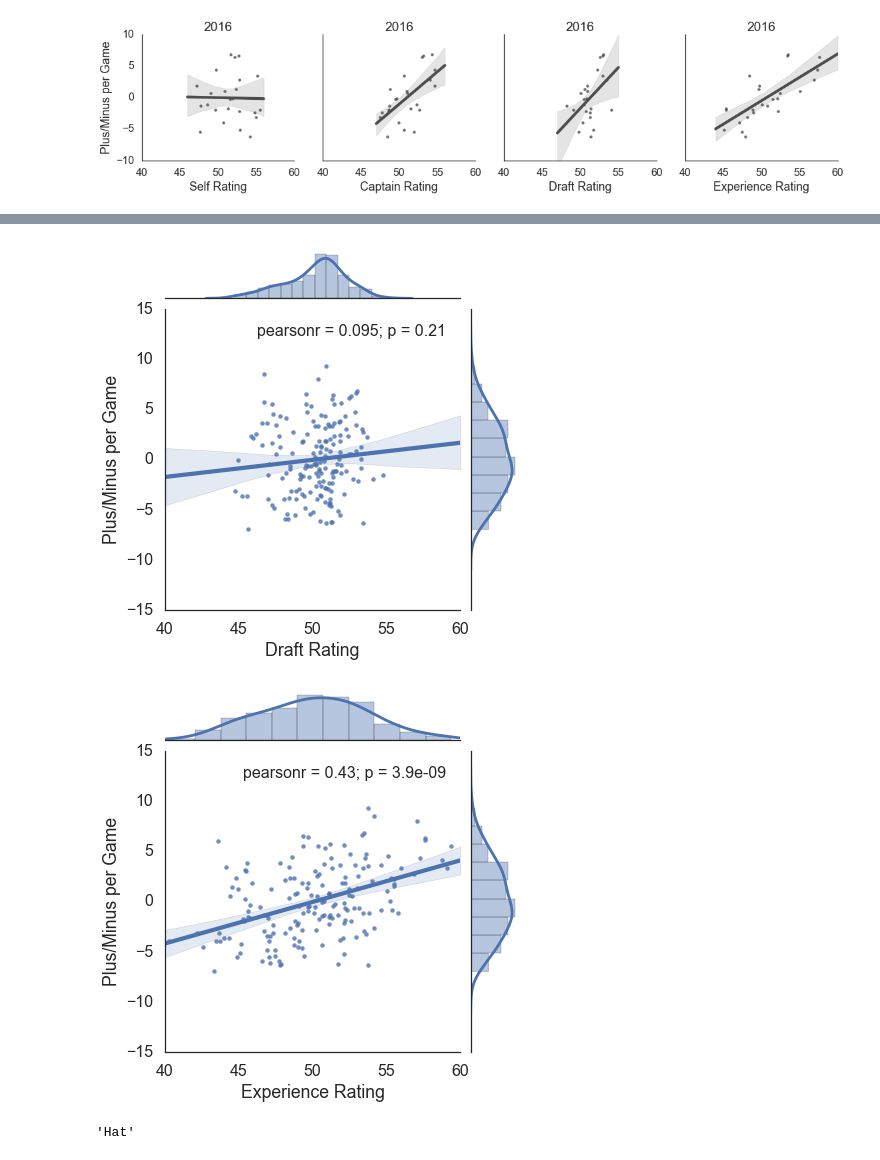
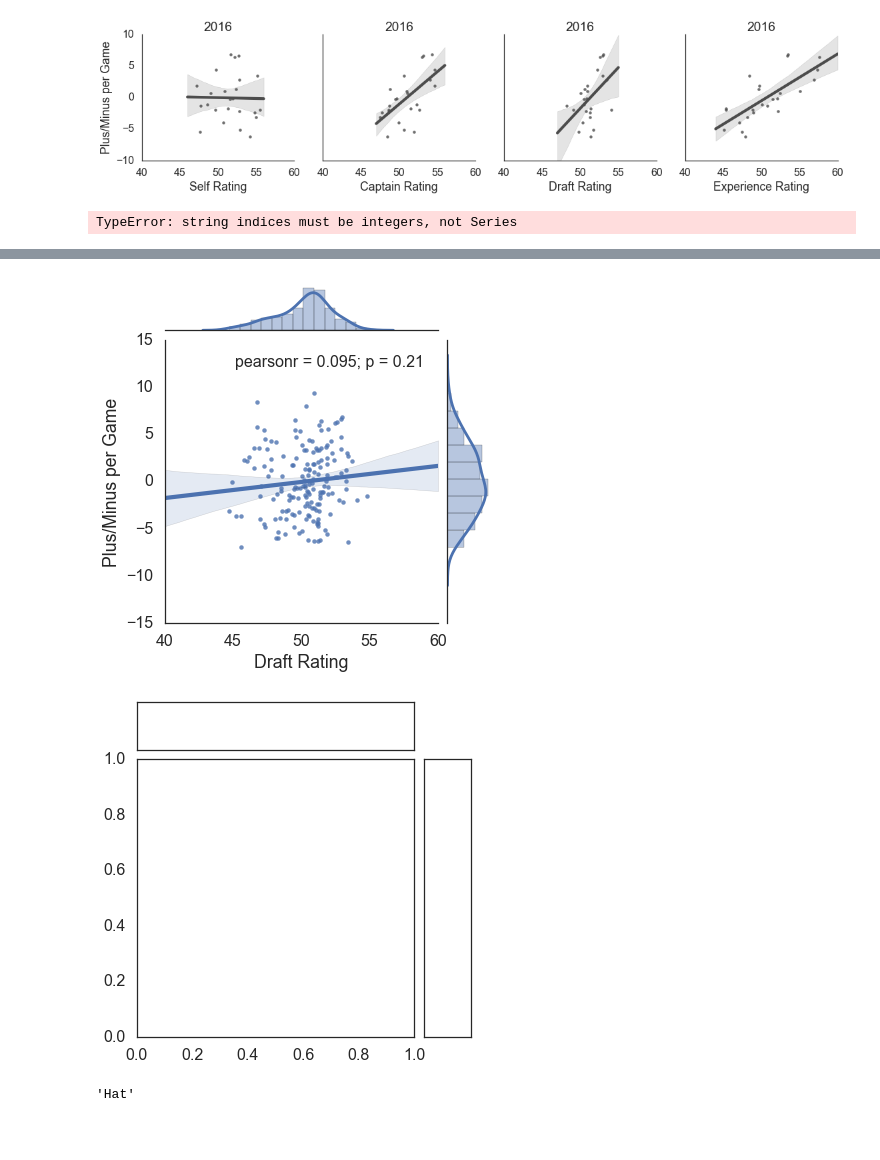
Before and after one commit to rybesh/buda-ratings, a Jupyter notebook: notebooks/Self Ratings.ipynb, the cells around one changed output, grey strips where cells are left out. Cells and saved outputs as stored; diff of their text form; code cells hidden in the pictures; blank space fills up the shorter version.

Commit message:
Update figures,

```diff
--- a/notebooks/Self Ratings.ipynb
+++ b/notebooks/Self Ratings.ipynb
@@ -75,33 +75,41 @@ index = (ratings.allteams['year'] < 2017) & (ratings.allteams['year'] >= 2010) &
     (ratings.allteams['season'] == 'Spring') & \
     (ratings.allteams['divname'] == 'JP Mixed (4/3)')
 sph = ratings.allteams[index]
+sph = sph.rename(columns={'self_rating':'Self Rating',
+                     'captain_rating':'Captain Rating',
+                     'draft_rating':'Draft Rating',
+                     'experience_converted': 'Experience Rating',
+                     'plusminus': 'Plus/Minus per Game'})
 
 zscale = scrape_buda.experience_to_self(sph['experience_rating'].values)
 # f, axes = plt.subplots(1, 4)
 # f.set_size_inches(18,4)
 # ax = axes[0]
-g = sns.jointplot(sph['self_rating'].values, sph['plusminus'].values, kind='reg', xlim=[40,60], size=6, ylim=[-15,15])
-ax = plt.gca()
-ax.set_xlabel('Self Rating')
-ax.set_ylabel('Plus/Minus per Game')
+g = sns.jointplot(x='Self Rating', y='Plus/Minus per Game', data=sph, kind='reg', xlim=[40,60], size=6, ylim=[-15,15])
 plt.savefig(os.path.join(figures_dir, 'SelfRatingComparison'))
 
-g = sns.jointplot(sph['captain_rating'].values, sph['plusminus'].values, kind='reg', xlim=[40,60], size=6)
-ax = plt.gca()
-ax.set_xlabel('Captain Rating')
-ax.set_ylabel('Plus/Minus per Game')
+# g = sns.jointplot(sph['captain_rating'].values, sph['plusminus'].values, kind='reg', xlim=[40,60], size=6)
+g = sns.jointplot(x='Captain Rating', y='Plus/Minus per Game', data=sph, kind='reg', xlim=[40,60], size=6, ylim=[-15,15])
+# ax = plt.gca()
+# ax.set_xlabel('Captain Rating')
+# ax.set_ylabel('Plus/Minus per Game')
+# plt.tight_layout()
 plt.savefig(os.path.join(figures_dir, 'CaptainRatingComparison'))
 
-g = sns.jointplot(sph['draft_rating'].values, sph['plusminus'].values, kind='reg', xlim=[40,60], size=6)
-ax = plt.gca()
-ax.set_xlabel('Draft Rating')
-ax.set_ylabel('Plus/Minus per Game')
+# g = sns.jointplot(sph['draft_rating'].values, sph['plusminus'].values, kind='reg', xlim=[40,60], size=6)
+g = sns.jointplot(x='Draft Rating', y='Plus/Minus per Game', data=sph, kind='reg', xlim=[40,60], size=6, ylim=[-15,15])
+# ax = plt.gca()
+# ax.set_xlabel('Draft Rating')
+# ax.set_ylabel('Plus/Minus per Game')
+# plt.tight_layout()
 plt.savefig(os.path.join(figures_dir, 'DraftRatingComparison'))
 
-sns.jointplot(zscale, sph['plusminus'].values, kind='reg', xlim=[40,60], size=6)
-ax = plt.gca()
-ax.set_xlabel('Experience Rating')
-ax.set_ylabel('Plus/Minus per Game')
+# sns.jointplot(zscale, sph['plusminus'].values, kind='reg', xlim=[40,60], size=6)
+g = sns.jointplot(x='Experience Rating', y='Plus/Minus per Game', data=sph, kind='reg', xlim=[40,60], size=6, ylim=[-15,15])
+# ax = plt.gca()
+# ax.set_xlabel('Experience Rating')
+# ax.set_ylabel('Plus/Minus per Game')
+# plt.tight_layout()
 plt.savefig(os.path.join(figures_dir, 'ExperienceRatingComparison'))
 
 # ax.set_xlim([30, 60])
@@ -110,3 +118,4 @@ plt.savefig(os.path.join(figures_dir, 'ExperienceRatingComparison'))
 #     zscale = (sph['experience_rating'] - sph['experience_rating'].mean()) / sph['experience_rating'].std()
 #     plt.plot(zscale, sph['plusminus'], '.')
 # %% [output]
+TypeError: string indices must be integers, not Series
@@ -115,5 +124,5 @@ plt.savefig(os.path.join(figures_dir, 'ExperienceRatingComparison'))
-[figure, old version]
+[figure, new version]
-[figure, old version]
+[figure, new version]
 # %%
 ratings.allteams.loc[ratings.allteams['teamid'] == 34600, 'type'].values[0]
 # %% [output]
```
Also changed, not shown: parts of 1 cell of this notebook, 4 other files.
